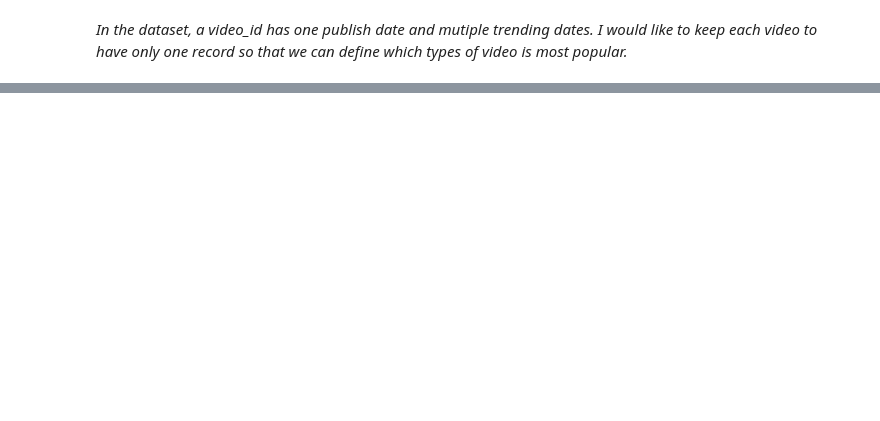
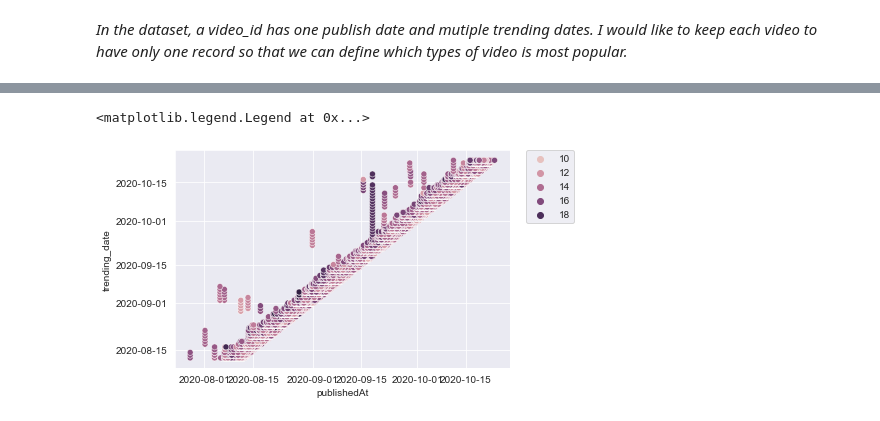
Before and after one commit to ubco-W2020WT1-data301/course-project-group_6007b, a Jupyter notebook: analysis/Brendan/Milestone2.ipynb, the cells around one changed output, grey strips where cells are left out. Cells and saved outputs as stored; diff of their text form; code cells hidden in the pictures; blank space fills up the shorter version.

```diff
--- a/analysis/Brendan/Milestone2.ipynb
+++ b/analysis/Brendan/Milestone2.ipynb
@@ -143,0 +136,7 @@ print(best, bestest, worst, worstest)
+# %%
+sns.set_style("darkgrid")
+sns.scatterplot(x="publishedAt", y="trending_date", data = df_clean, hue = "log_views")
+plt.legend(bbox_to_anchor=(1.05, 1), loc=2, borderaxespad=0.)
+# %% [output]
+<matplotlib.legend.Legend at 0x...>
+[figure, added]
```
Also changed, not shown: parts of 9 cells of this notebook.
